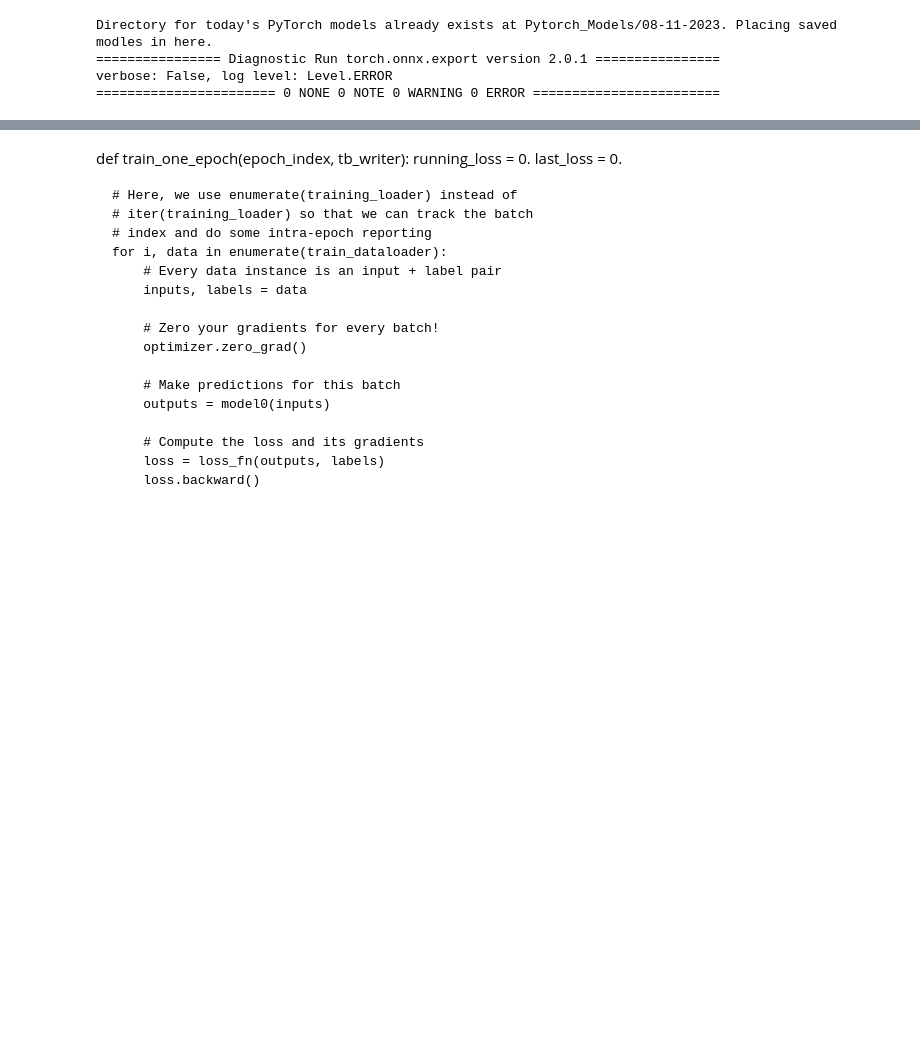
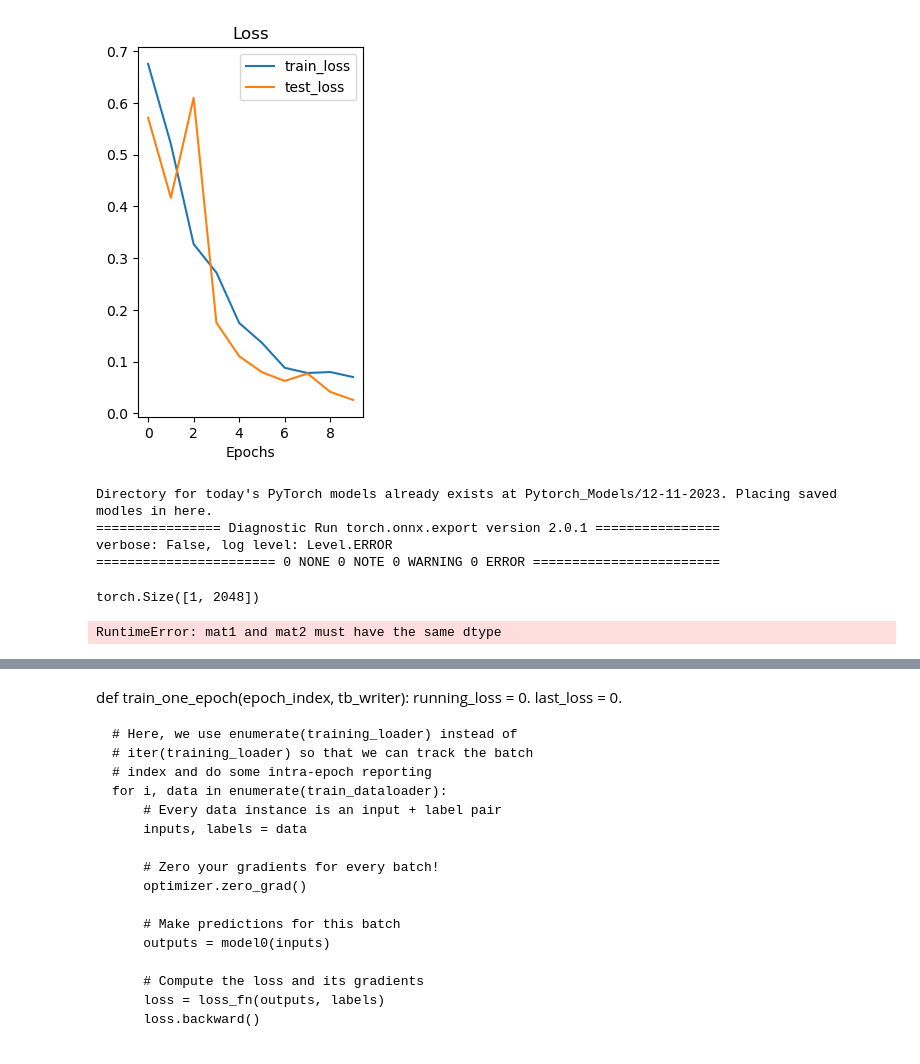
Before and after one commit to leftwinglow/Honours, a Jupyter notebook: pytorch_DILI.ipynb, the cells around one changed output, grey strips where cells are left out. Drawn from its saved outputs; the diff is of its cells as text; code cells hidden in the pictures; blank space fills up the shorter version.

Commit message:
Model working, no eval

```diff
--- a/pytorch_DILI.ipynb
+++ b/pytorch_DILI.ipynb
@@ -89,9 +62,5 @@ tensor([1.])
 # %%
 # Set the device to GPU if available
-device = (
-    "cuda"
-    if torch.cuda.is_available()
-    else "cpu"
-)
-print(f"Using {device} device")
+device = "cuda" if torch.cuda.is_available() else "cpu"
+print(f"Using {device} device: {torch.cuda.get_device_name(0)}")
 # %% [output]
@@ -111,6 +80,8 @@ class DILI_Predictor(nn.Module):
         model_output = self.fc2(model_output)
         model_output = torch.relu(model_output)
         model_output = self.fc3(model_output)
+        model_output = self.sigmoid(model_output)
         return model_output
 
-model0 = DILI_Predictor(2048, 128, 1).to(device)
+
+model0 = DILI_Predictor(2048, 512, 1).to(device)
@@ -117,6 +172,7 @@ model0 = DILI_Predictor(2048, 128, 1).to(device)
 # %%
 # Define loss function and optimizer
-loss_fn = nn.L1Loss()
-optimizer = optim.Adam(model0.parameters(), lr=0.001)
+EPOCH_COUNT = 10
+loss_fn = nn.BCELoss()
+optimizer = optim.Adam(model0.parameters(), lr=0.01)
 
-writer = SummaryWriter()
+model0_results = train(model=model0, train_dataloader=train_dataloader, test_dataloader=test_dataloader, optimizer=optimizer, loss_fn=loss_fn, epochs=EPOCH_COUNT)
@@ -195,3 +190,23 @@ Epoch: 4 | MAE Train Loss: 0.008 | MAE Test Loss: 0.009 | AUROC: 1.0
+# %%
+import matplotlib.pyplot as plt
+
+
+def plot_loss_curve(results: dict[str, list[float]]):
+    train_loss = results["train_loss"]
+    test_loss = results["test_loss"]
+
+    # Plot loss
+    plt.subplot(1, 2, 1)
+    plt.plot(train_loss, label="train_loss")
+    plt.plot(test_loss, label="test_loss")
+    plt.title("Loss")
+    plt.xlabel("Epochs")
+    plt.legend()
+
+
+plot_loss_curve(model0_results)
+# %% [output]
+[figure, added]
 # %%
 from Modules import Save_PyTorch_Models
 
@@ -199,9 +214,29 @@ dummy_data = torch.rand([1, 2048])
 
 dummy_data.shape
 
-Save_PyTorch_Models.save(model0, "DILIst", dummy_data)
+Save_PyTorch_Models.save(model0, "DILIst", dummy_data.to(device))
 # %% [output]
-Directory for today's PyTorch models already exists at Pytorch_Models/08-11-2023. Placing saved modles in here.
+Directory for today's PyTorch models already exists at Pytorch_Models/12-11-2023. Placing saved modles in here.
 ================ Diagnostic Run torch.onnx.export version 2.0.1 ================
 verbose: False, log level: Level.ERROR
 ======================= 0 NONE 0 NOTE 0 WARNING 0 ERROR ========================
+# %%
+## Assuming you have loaded_model and device available
+
+from Modules import Fingerprint_Generator
+
+validation_smiles = "Nc1ccc2c(oc3ccccc23)c1"
+
+validation_fp = Fingerprint_Generator.Smiles_To_Fingerprint(validation_smiles, fingerprint).astype(torch.Tensor)
+validation_fp = validation_fp.to(device).squeeze(1)
+print(validation_fp.shape)
+
+with torch.no_grad():
+    model0.eval()
+    output = model0(validation_fp)
+    prediction = output.item()
+
+print(f"Prediction for {validation_smiles}: {prediction:.4f}")
+# %% [output]
+torch.Size([1, 2048])
+RuntimeError: mat1 and mat2 must have the same dtype
```
Also changed, not shown: parts of 11 cells of this notebook.
